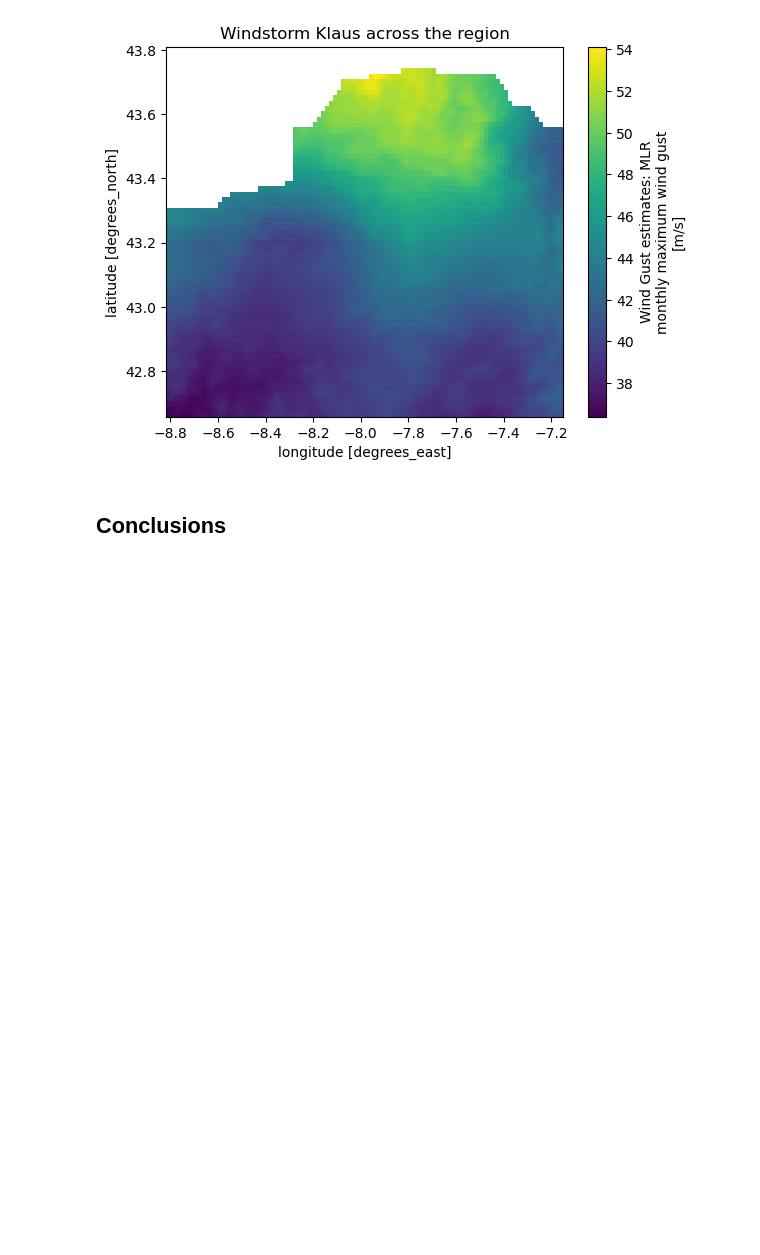
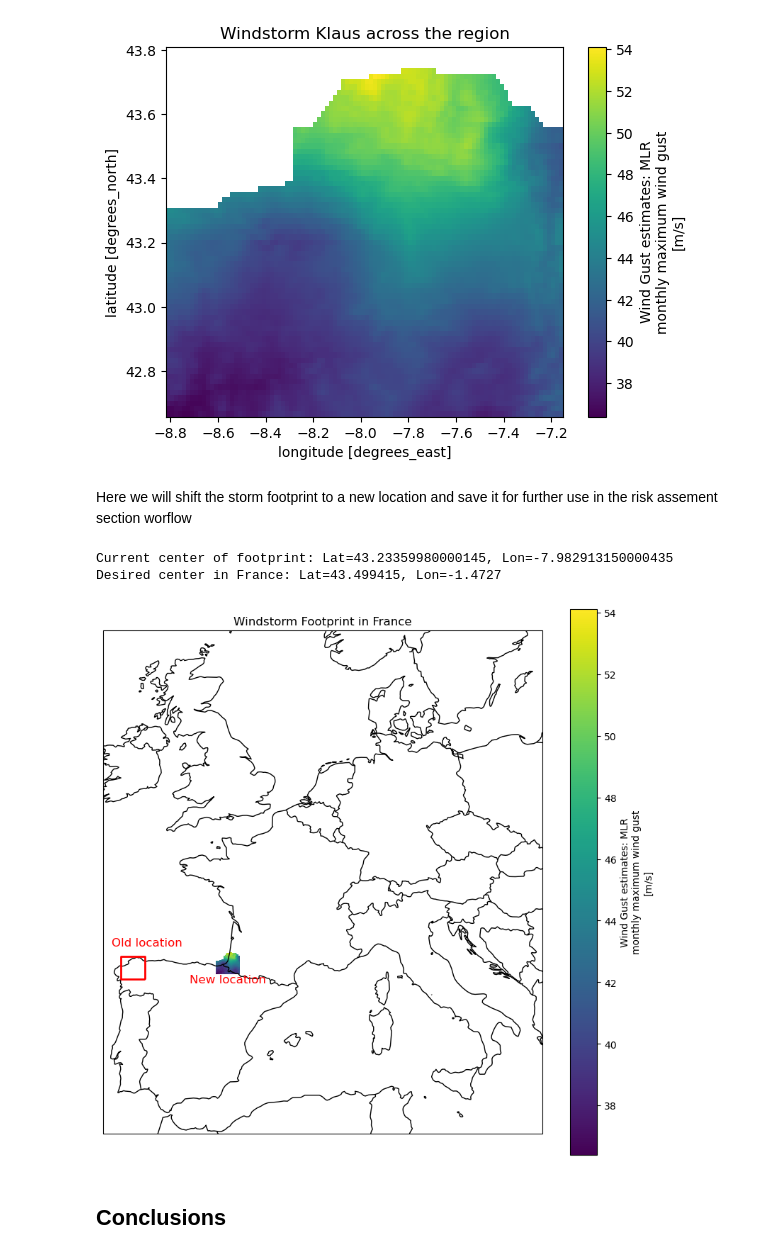
Before and after one commit to CLIMAAX/STORMS, a Jupyter notebook: 01_windstorm/Hazard_assessment_STORMS.ipynb, the cells around one changed output. Drawn from its saved outputs; the diff is of its cells as text; code cells hidden in the pictures; blank space fills up the shorter version.

Commit message:
Shift storm tracks for climate change simulation

```diff
--- a/01_windstorm/Hazard_assessment_STORMS.ipynb
+++ b/01_windstorm/Hazard_assessment_STORMS.ipynb
@@ -157,3 +157,65 @@ plt.title(f'Windstorm {storm_name} across the region')
 # %% [output]
 Text(0.5, 1.0, 'Windstorm Klaus across the region')
 [figure]
+# %% [markdown]
+Here we will shift the storm footprint to a new location and save it for further use in the risk assement section worflow
+# %%
+# Calculate the current center of the footprint
+current_center_lat = (windstorm_region['y'].min().item() + windstorm_region['y'].max().item()) / 2
+current_center_lon = (windstorm_region['x'].min().item() + windstorm_region['x'].max().item()) / 2
+
+print(f"Current center of footprint: Lat={current_center_lat}, Lon={current_center_lon}")
+
+# Define the desired center (for example, coordinates in Southern France)
+desired_center_lat = 43.499415 # Latitude, replace with your desired location
+desired_center_lon = -1.4727   # Longitude, replace with your desired location
+
+print(f"Desired center in France: Lat={desired_center_lat}, Lon={desired_center_lon}")
+
+# Step 3: Calculate the translation vector (shift)
+lat_shift = desired_center_lat - current_center_lat
+lon_shift = desired_center_lon - current_center_lon
+
+# Step 4: Apply the shift to the dataset
+windstorm_region_shifted = windstorm_region.assign_coords(
+    x=windstorm_region['x'] + lon_shift,  # Shift x (longitude) by lon_shift
+    y=windstorm_region['y'] + lat_shift   # Shift y (latitude) by lat_shift
+)
+# %% [output]
+Current center of footprint: Lat=43.23359980000145, Lon=-7.982913150000435
+Desired center in France: Lat=43.499415, Lon=-1.4727
+# %%
+# Extract latitude and longitude coordinates from the shifted windstorm footprint data
+lats = windstorm_region_shifted['x'].values  # Extract latitude values from the shifted data
+lons = windstorm_region_shifted['y'].values  # Extract longitude values from the shifted data
+
+# Create a plot of the European map with the updated windstorm footprint
+fig, ax = plt.subplots(figsize=(10, 10), subplot_kw={'projection': ccrs.PlateCarree()})
+
+# Add geographic reference features such as coastlines and country borders
+ax.coastlines()  # Add coastlines to the map for better geographic context
+ax.add_feature(cfeature.BORDERS)  # Add country borders to the map
+
+# Plot the shifted windstorm footprint on the map using the 'viridis' color map
+windstorm_region_shifted.plot(ax=ax, transform=ccrs.PlateCarree(), cmap='viridis', label='Moved windstorm footprint')
+
+# Add a label indicating the new location of the windstorm footprint
+plt.text(desired_center_lon, desired_center_lat - 1, 'New location', color='red', fontsize=12, ha='center')
+
+# Set the extent of the map to focus on the region of interest (adjust limits as necessary)
+ax.set_extent([-10, 20, 35, 60], crs=ccrs.PlateCarree())
+
+# Add a title to the plot to describe the windstorm footprint location
+plt.title('Windstorm Footprint in France')
+
+# Plot the original bounding box of the windstorm footprint for comparison
+bbox_old = gpd.GeoSeries([box(*bbox)], crs='EPSG:4326')  # Create a GeoSeries for the old bounding box
+bbox_old.boundary.plot(ax=ax, color='red', linewidth=2)  # Plot the old bounding box with a red outline
+
+# Add a label indicating the old location of the windstorm footprint
+plt.text(current_center_lon + 1, current_center_lat + 1.1, 'Old location', color='red', fontsize=12, ha='center')
+
+# Display the final plot
+plt.show()
+# %% [output]
+[figure, added]
```
Also changed, not shown: parts of 7 cells of this notebook.
